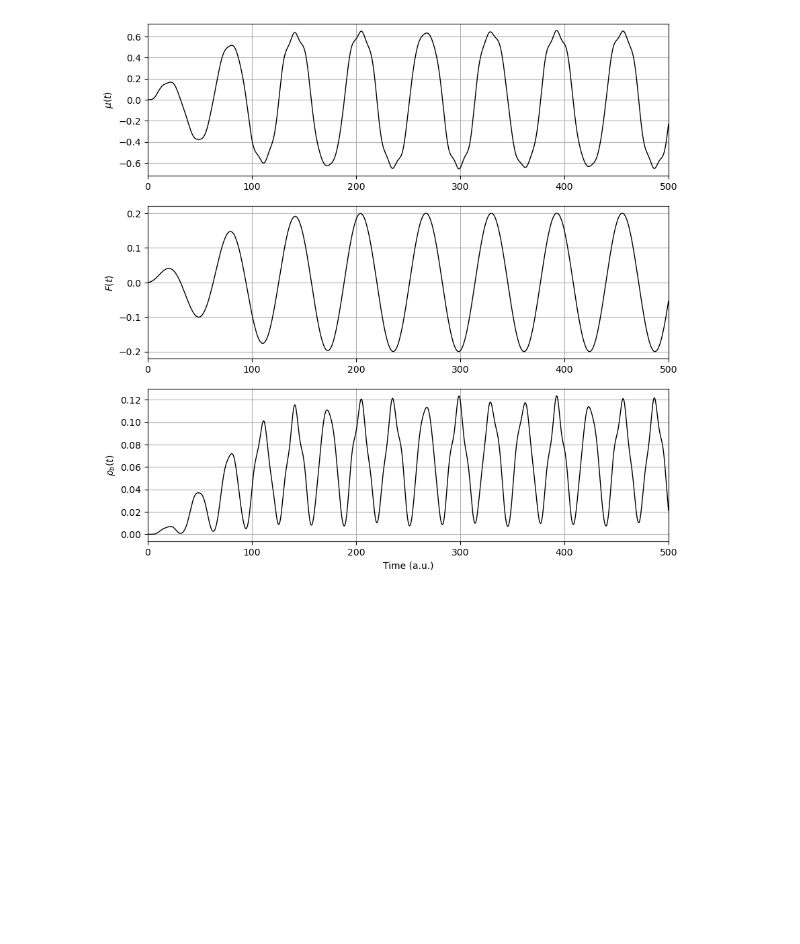
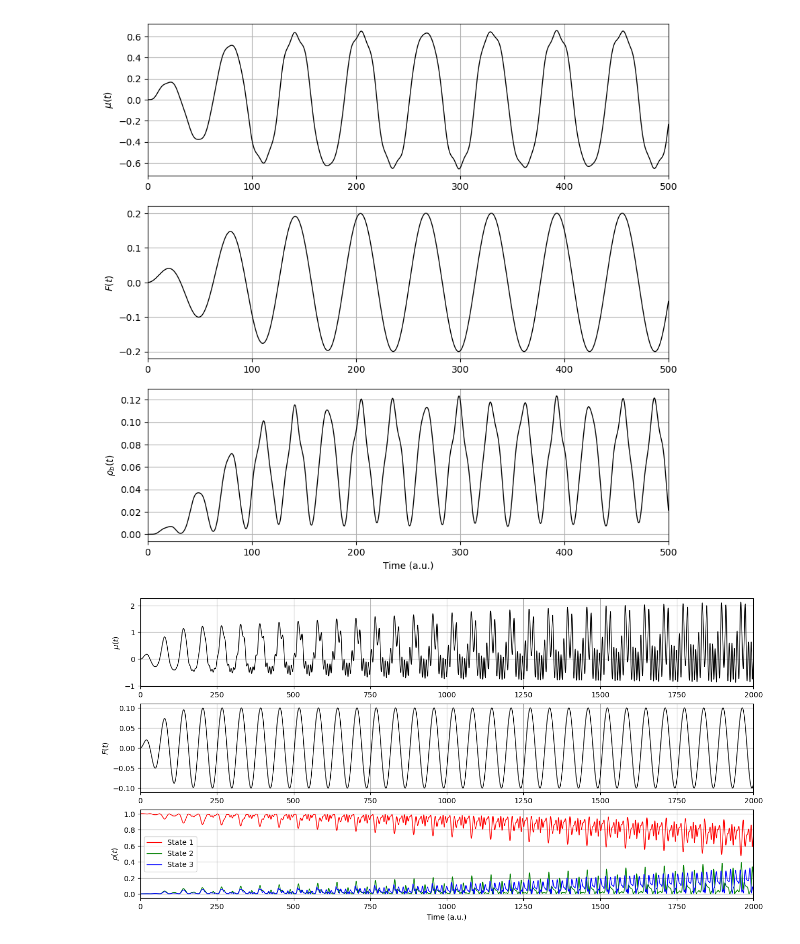
Before and after one commit to stefabat/RealTimePropagation, a Jupyter notebook: rtp.ipynb, the cells around one changed output. Drawn from its saved outputs; the diff is of its cells as text; code cells hidden in the pictures; blank space fills up the shorter version.

Commit message:
Define function to propagate

```diff
--- a/rtp.ipynb
+++ b/rtp.ipynb
@@ -104,0 +170,29 @@ plt.show()
+# %%
+P1, F1, pop1 = propagate(psi0, H0, V, field, Fw, w, a, t)
+# %%
+# plot observables
+fig = plt.figure(figsize=(15,10))
+
+ax = plt.subplot(4, 1, 1, xlim=(0,tmax))
+plt.plot(t, P1, 'k-', linewidth=1)
+plt.grid(True)
+plt.ylabel(r'$\mu(t)$')
+
+ax = plt.subplot(4, 1, 2, xlim=(0,tmax))
+plt.plot(t, F1, 'k-', linewidth=1)
+plt.grid(True)
+plt.ylabel(r'$F(t)$')
+
+ax = plt.subplot(4, 1, 3, xlim=(0,tmax))
+plt.plot(t, pop1[0,:], 'r-', linewidth=1, label='State 1')
+plt.plot(t, pop1[1,:], 'g-', linewidth=1, label='State 2')
+plt.plot(t, pop1[2,:], 'b-', linewidth=1, label='State 3')
+plt.grid(True)
+plt.ylabel(r'$\rho(t)$')
+ax.legend()
+
+plt.xlabel('Time (a.u.)')
+
+plt.show()
+# %% [output]
+[figure, added]
```
Also changed, not shown: parts of 6 cells of this notebook.
